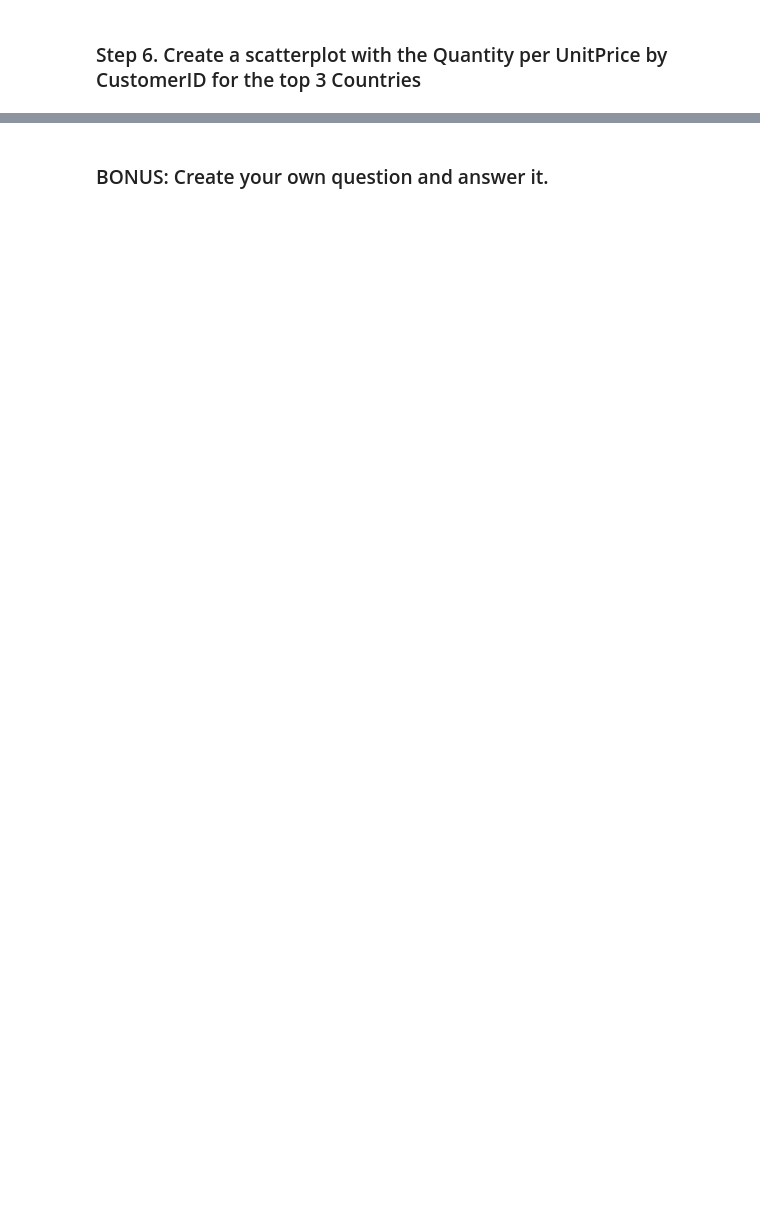
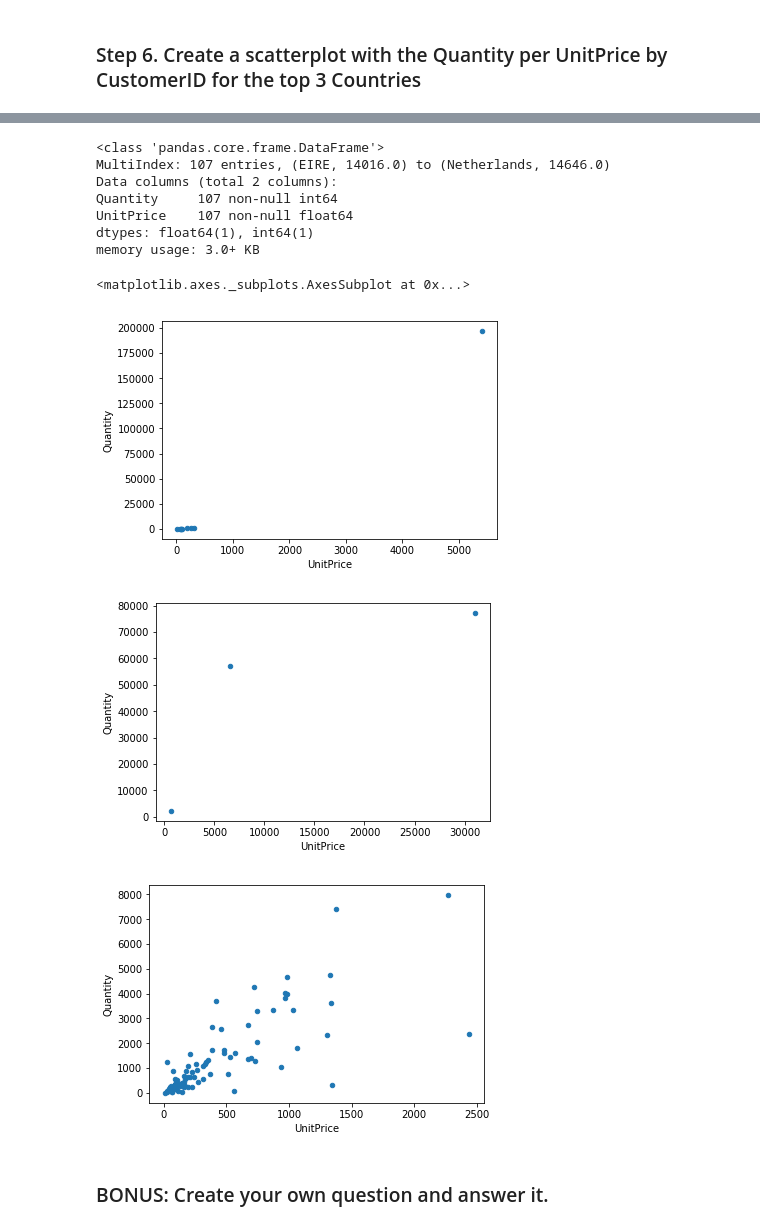
Before and after one commit to jordanmoritz/PandasExercises, a Jupyter notebook: pandas_exercises-master/07_Visualization/Online_Retail/Exercises.ipynb, the cells around one changed output, grey strips where cells are left out. Cells and saved outputs as stored; diff of their text form; code cells hidden in the pictures; blank space fills up the shorter version.

```diff
--- a/pandas_exercises-master/07_Visualization/Online_Retail/Exercises.ipynb
+++ b/pandas_exercises-master/07_Visualization/Online_Retail/Exercises.ipynb
@@ -71,2 +101,24 @@ array([False, False, False, False, False, False, False, False, False,
+# %%
+top_country_customer.info()
+
+top_country_customer[:5]
+top_country_customer.loc['Netherlands'].plot(kind='scatter', x='UnitPrice', y='Quantity')
+top_country_customer.loc['EIRE'].plot(kind='scatter', x='UnitPrice', y='Quantity')
+top_country_customer.loc['Germany'].plot(kind='scatter', x='UnitPrice', y='Quantity')
+# Bullseye! But I could use unstack?
+
+# pd.MultiIndex.get_level_values(top_country_customer, level=1) Not working
+# %% [output]
+<class 'pandas.core.frame.DataFrame'>
+MultiIndex: 107 entries, (EIRE, 14016.0) to (Netherlands, 14646.0)
+Data columns (total 2 columns):
+Quantity     107 non-null int64
+UnitPrice    107 non-null float64
+dtypes: float64(1), int64(1)
+memory usage: 3.0+ KB
+<matplotlib.axes._subplots.AxesSubplot at 0x...>
+[figure, added]
+[figure, added]
+[figure, added]
 # %% [markdown]
 ### BONUS: Create your own question and answer it.
```
Also changed, not shown: parts of 5 cells of this notebook.
